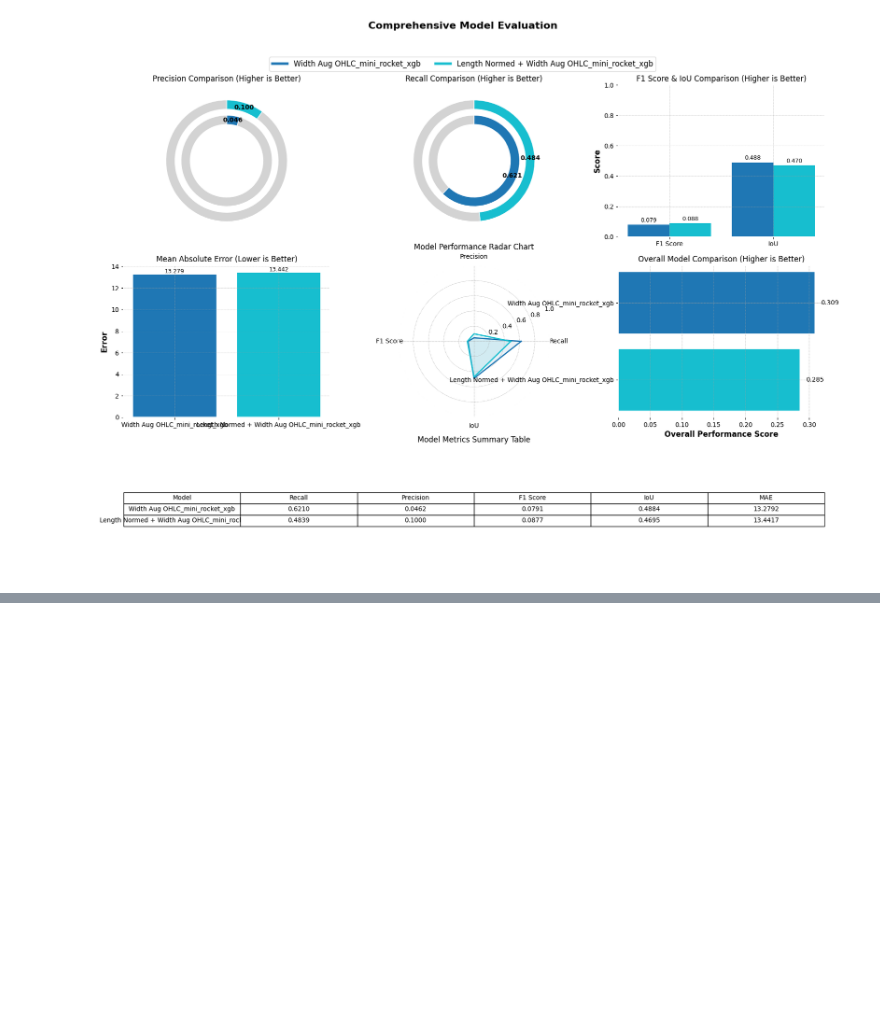
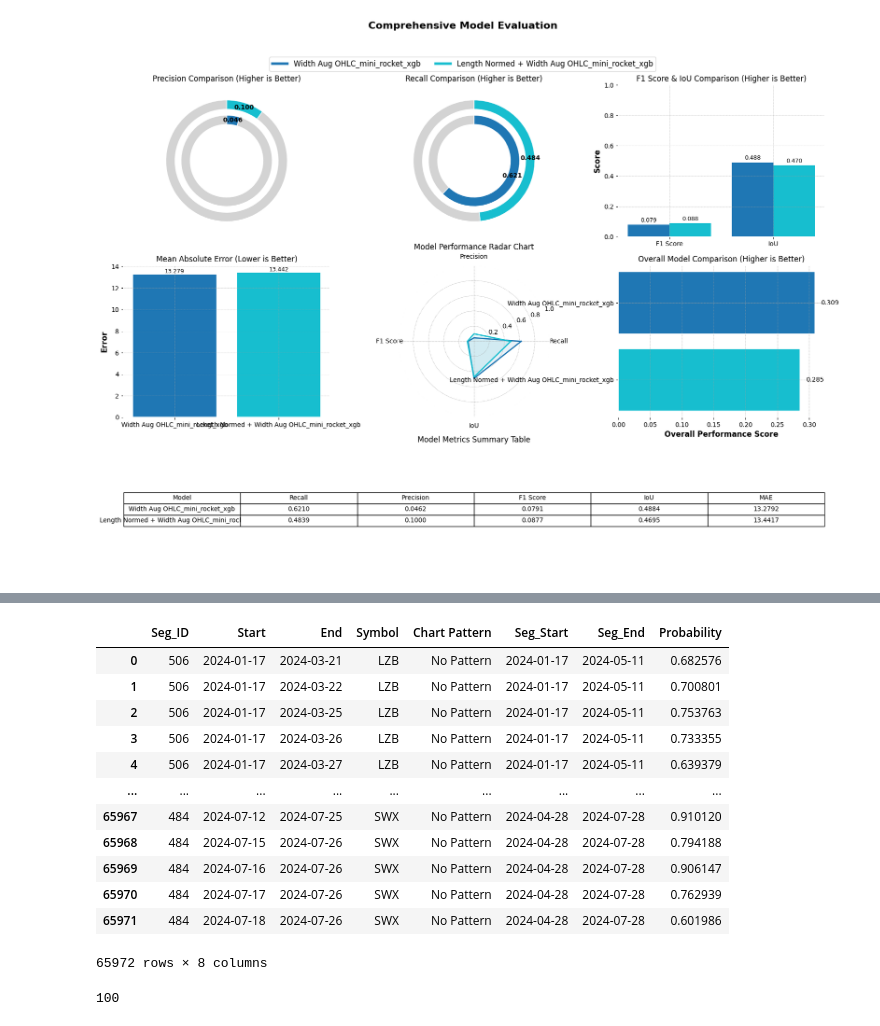
Before and after one commit to Ginushmal/Candlestick-Chart-Pattern-Detection-FYP, a Jupyter notebook: 05. New Set of Patterns copy 2.ipynb, the cells around one changed output, grey strips where cells are left out. Cells and saved outputs as stored; diff of their text form; code cells hidden in the pictures; blank space fills up the shorter version.

```diff
--- a/05. New Set of Patterns copy 2.ipynb
+++ b/05. New Set of Patterns copy 2.ipynb
@@ -890,6 +890,7 @@ for model_name in selected_models_for_adv:
                 if win_results_df is None:
                     print("Window results dataframe is empty")
                     continue
+                win_results_df['Window_Size'] = window_size
                 win_results_for_each_size.append(win_results_df)
                 # plot_sliding_steps(win_results_df ,ohlc_data_segment,probability_threshold ,test_seg_id)
                 predicted_patterns = prepare_dataset_for_cluster(ohlc_data_segment, win_results_df)
@@ -909,6 +910,7 @@ for model_name in selected_models_for_adv:
                     continue
                 # plot_pattern_groups_and_finalized_sections(located_patterns_and_other_info, cluster_labled_windows_df, test_seg_id)
                 located_patterns_and_other_info['Window_Size'] = window_size
+
 
                 located_patterns_and_other_info_for_each_size.append(located_patterns_and_other_info)
 
@@ -1270,0 +1170,13 @@ window_results_list[0]
+# %%
+# load test_seg_ids_adv
+import json
+
+with open('Datasets/New_pattern_set_data/Adv_Method2_init/test_seg_ids_adv.json', 'r') as f:
+    test_seg_ids_adv = json.load(f)
+
+test_pattern_segment_wise = pd.read_csv("Datasets/New_pattern_set_data/test_patterns_large_segment_wise.csv")
+selected_test_pattern_segment_wise_adv = test_pattern_segment_wise[test_pattern_segment_wise['Seg_ID'].isin(test_seg_ids_adv)]
+# selected_test_pattern_segment_wise_adv = test_pattern_segment_wise.copy()
+
+test_ids_rows_count_sum_adv = test_pattern_segment_wise[test_pattern_segment_wise['Seg_ID'].isin(test_seg_ids_adv)].groupby('Seg_ID').size().sum()
+test_ids_rows_count_sum_adv , len(test_seg_ids_adv)
@@ -1270,0 +1191,26 @@ window_results_list[0]
+# %%
+# load the saved csv files to respective dictionaries
+located_patterns_and_other_info_dict = {}
+window_results_dict = {}
+
+data_dir = "Datasets/New_pattern_set_data/Adv_Method2_init/"
+for model_name in selected_models_for_adv:
+    located_patterns_and_other_info_df = pd.read_csv(f"{data_dir}located_patterns_and_other_info_{model_name}.csv")
+    window_results_df = pd.read_csv(f"{data_dir}window_results_{model_name}.csv")
+
+    # convert Start,End and Seg_Start, Seg_End columns to datetime
+    window_results_df ['Start'] = pd.to_datetime(window_results_df['Start'])
+    window_results_df ['End'] = pd.to_datetime(window_results_df['End'])
+    window_results_df['Seg_Start'] = pd.to_datetime(window_results_df['Seg_Start'])
+    window_results_df['Seg_End'] = pd.to_datetime(window_results_df['Seg_End'])
+
+    # convert Start,End,Seg_Start, Seg_End,Calc_Start, Calc_End columns to datetime
+    located_patterns_and_other_info_df ['Start'] = pd.to_datetime(located_patterns_and_other_info_df['Start'])
+    located_patterns_and_other_info_df ['End'] = pd.to_datetime(located_patterns_and_other_info_df['End'])
+    located_patterns_and_other_info_df['Seg_Start'] = pd.to_datetime(located_patterns_and_other_info_df['Seg_Start'])
+    located_patterns_and_other_info_df['Seg_End'] = pd.to_datetime(located_patterns_and_other_info_df['Seg_End'])
+    located_patterns_and_other_info_df['Calc_Start'] = pd.to_datetime(located_patterns_and_other_info_df['Calc_Start'])
+    located_patterns_and_other_info_df['Calc_End'] = pd.to_datetime(located_patterns_and_other_info_df['Calc_End'])
+
+    located_patterns_and_other_info_dict [model_name] = located_patterns_and_other_info_df
+    window_results_dict[model_name] = window_results_df
@@ -1271,3 +1286,24 @@ window_results_list[0]
+# %%
+window_results_df
+# %% [output]
+|  | Seg_ID | Start | End | Symbol | Chart Pattern | Seg_Start | Seg_End | Probability |
+| 0 | 506 | 2024-01-17 | 2024-03-21 | LZB | No Pattern | 2024-01-17 | 2024-05-11 | 0.682576 |
+| 1 | 506 | 2024-01-17 | 2024-03-22 | LZB | No Pattern | 2024-01-17 | 2024-05-11 | 0.700801 |
+| 2 | 506 | 2024-01-17 | 2024-03-25 | LZB | No Pattern | 2024-01-17 | 2024-05-11 | 0.753763 |
+| 3 | 506 | 2024-01-17 | 2024-03-26 | LZB | No Pattern | 2024-01-17 | 2024-05-11 | 0.733355 |
+| 4 | 506 | 2024-01-17 | 2024-03-27 | LZB | No Pattern | 2024-01-17 | 2024-05-11 | 0.639379 |
+| ... | ... | ... | ... | ... | ... | ... | ... | ... |
+| 65967 | 484 | 2024-07-12 | 2024-07-25 | SWX | No Pattern | 2024-04-28 | 2024-07-28 | 0.910120 |
+| 65968 | 484 | 2024-07-15 | 2024-07-26 | SWX | No Pattern | 2024-04-28 | 2024-07-28 | 0.794188 |
+| 65969 | 484 | 2024-07-16 | 2024-07-26 | SWX | No Pattern | 2024-04-28 | 2024-07-28 | 0.906147 |
+| 65970 | 484 | 2024-07-17 | 2024-07-26 | SWX | No Pattern | 2024-04-28 | 2024-07-28 | 0.762939 |
+| 65971 | 484 | 2024-07-18 | 2024-07-26 | SWX | No Pattern | 2024-04-28 | 2024-07-28 | 0.601986 |
+65972 rows × 8 columns
+# %%
+# window_results_df get the number of unique  \Seg_Ids in window_results_df
+window_results_df['Seg_ID'].nunique()
+# %% [output]
+100
 # %%
 import sys
 
```
Also changed, not shown: parts of 22 cells of this notebook, 2 other files.
